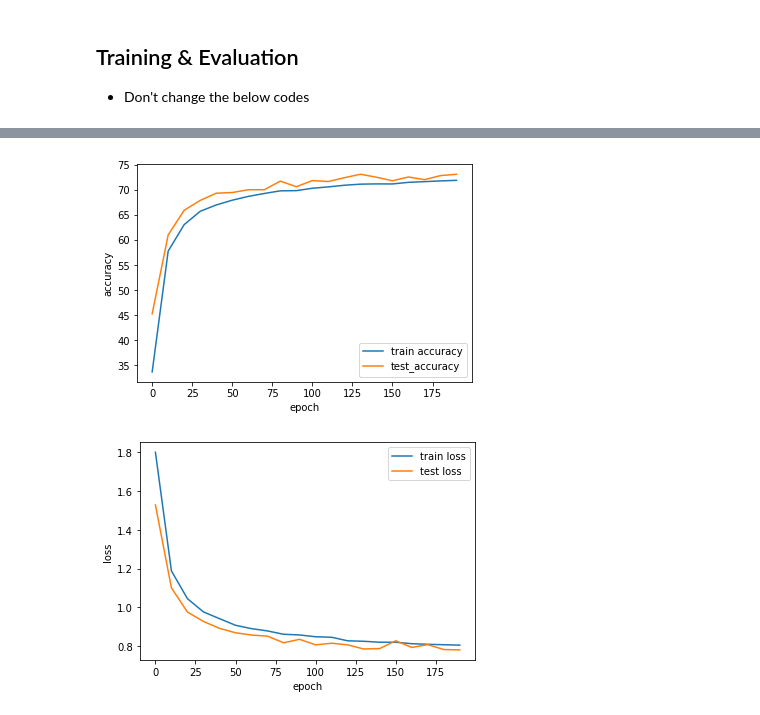
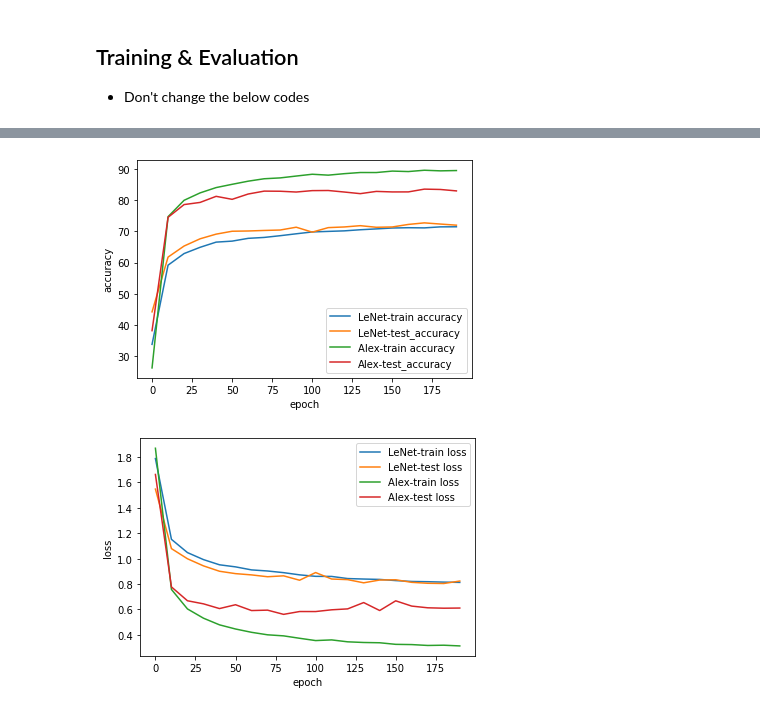
Before and after one commit to Chooyoungjun/mge51101-20196018, a Jupyter notebook: CIFAR10/skeleton_CIFAR.ipynb, the cells around one changed output, grey strips where cells are left out. Cells and saved outputs as stored; diff of their text form; code cells hidden in the pictures.

```diff
--- a/CIFAR10/skeleton_CIFAR.ipynb
+++ b/CIFAR10/skeleton_CIFAR.ipynb
@@ -150,8 +151,8 @@ train_loader = DataLoader(cifar_train, batch_size=batch_size, shuffle=True, num_
 test_loader = DataLoader(cifar_test, batch_size=batch_size, shuffle=False, num_workers=4)
 
 
-accuracy_graph = {'train':[], 'test':[], 'epoch': []}
-loss_graph = {'train':[], 'test':[], 'epoch': []}
+accuracy_graph = {'train-Alex':[], 'test-Alex':[], 'epoch': []}
+loss_graph = {'train-Alex':[], 'test-Alex':[], 'epoch': []}
 
 class accumulator():
     def __init__(self):
@@ -223,32 +224,17 @@ for epoch in range(num_epochs):
 
         train_acc, train_loss = train_accuracy.running_stat()
         test_acc, test_loss = test_accuracy.running_stat()
-        accuracy_graph['train'].append(train_acc)
-        accuracy_graph['test'].append(test_acc)
+        accuracy_graph['train-Alex'].append(train_acc)
+        accuracy_graph['test-Alex'].append(test_acc)
         accuracy_graph['epoch'].append(epoch)
-        loss_graph['train'].append(train_loss)
-        loss_graph['test'].append(test_loss)
+        loss_graph['train-Alex'].append(train_loss)
+        loss_graph['test-Alex'].append(test_loss)
         loss_graph['epoch'].append(epoch)
 
         print("\ntrain accuracy: {:.2f} %, test accuracy: {:.2f} %".format(train_acc, test_acc))
         print("epoch:{}, train_loss: {:.4f}, test_loss: {:.4f}".format(epoch+1, train_loss, test_loss))
 
         train_accuracy.reset(), test_accuracy.reset()
-
-
-plt.plot(accuracy_graph['epoch'], accuracy_graph['train'], label = "train accuracy");
-plt.plot(accuracy_graph['epoch'], accuracy_graph['test'], label = "test_accuracy");
-plt.legend()
-plt.xlabel("epoch")
-plt.ylabel("accuracy")
-plt.show()
-
-plot_loss_train = plt.plot(loss_graph['epoch'], loss_graph['train'], label="train loss");
-plt.plot(loss_graph['epoch'], loss_graph['test'], label="test loss");
-plt.legend()
-plt.xlabel("epoch")
-plt.ylabel("loss")
-plt.show()
 # %% [output]
 Files already downloaded and verified
 Files already downloaded and verified
@@ -497,20 +399,24 @@ epoch:191, train_loss: 0.8047, test_loss: 0.7802
 # %%
-import matplotlib.pyplot as plt
+
 
 # Plot loss curve
-plt.plot(accuracy_graph['epoch'], accuracy_graph['train'], label = "train accuracy");
-plt.plot(accuracy_graph['epoch'], accuracy_graph['test'], label = "test_accuracy");
+plt.plot(accuracy_graph_Le['epoch'], accuracy_graph_Le['train'], label = "LeNet-train accuracy");
+plt.plot(accuracy_graph_Le['epoch'], accuracy_graph_Le['test'], label = "LeNet-test_accuracy");
+plt.plot(accuracy_graph['epoch'], accuracy_graph['train-Alex'], label = "Alex-train accuracy");
+plt.plot(accuracy_graph['epoch'], accuracy_graph['test-Alex'], label = "Alex-test_accuracy");
 plt.legend()
 plt.xlabel("epoch")
 plt.ylabel("accuracy")
 plt.show()
 
-plot_loss_train = plt.plot(loss_graph['epoch'], loss_graph['train'], label="train loss");
-plt.plot(loss_graph['epoch'], loss_graph['test'], label="test loss");
+plot_loss_train = plt.plot(loss_graph_Le['epoch'], loss_graph_Le['train'], label="LeNet-train loss");
+plt.plot(loss_graph_Le['epoch'], loss_graph_Le['test'], label="LeNet-test loss");
+plt.plot(loss_graph['epoch'], loss_graph['train-Alex'], label="Alex-train loss");
+plt.plot(loss_graph['epoch'], loss_graph['test-Alex'], label="Alex-test loss");
 plt.legend()
 plt.xlabel("epoch")
 plt.ylabel("loss")
 plt.show()
 # %% [output]
-[figure, old version]
+[figure, new version]
-[figure, old version]
+[figure, new version]
```
Also changed, not shown: parts of 6 cells of this notebook.
